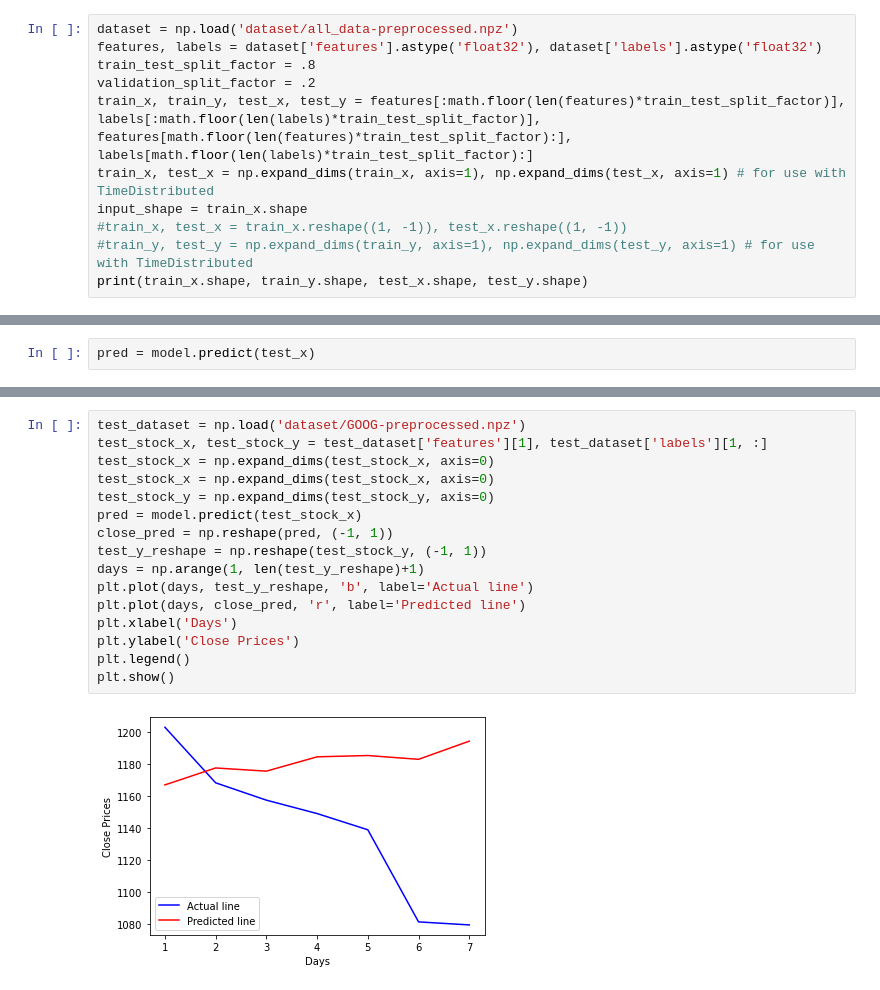
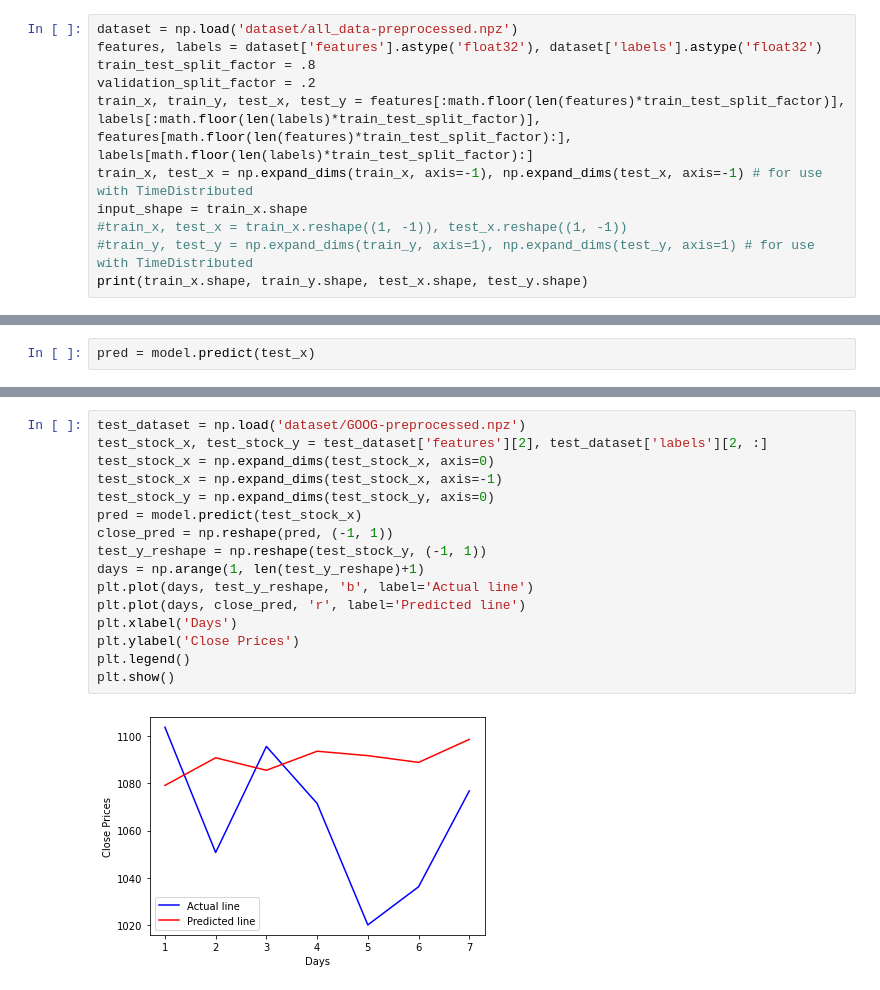
Before and after one commit to ENEmyr/autotrading, a Jupyter notebook: tdnn_model.ipynb, the cells around one changed output, grey strips where cells are left out. Cells and saved outputs as stored; diff of their text form.

Commit message:
change file name, fix training data dimension

```diff
--- a/tdnn_model.ipynb
+++ b/tdnn_model.ipynb
@@ -20,7 +20,7 @@ features, labels = dataset['features'].astype('float32'), dataset['labels'].asty
 train_test_split_factor = .8
 validation_split_factor = .2
 train_x, train_y, test_x, test_y = features[:math.floor(len(features)*train_test_split_factor)], labels[:math.floor(len(labels)*train_test_split_factor)], features[math.floor(len(features)*train_test_split_factor):], labels[math.floor(len(labels)*train_test_split_factor):]
-train_x, test_x = np.expand_dims(train_x, axis=1), np.expand_dims(test_x, axis=1) # for use with TimeDistributed
+train_x, test_x = np.expand_dims(train_x, axis=-1), np.expand_dims(test_x, axis=-1) # for use with TimeDistributed
 input_shape = train_x.shape
 #train_x, test_x = train_x.reshape((1, -1)), test_x.reshape((1, -1))
 #train_y, test_y = np.expand_dims(train_y, axis=1), np.expand_dims(test_y, axis=1) # for use with TimeDistributed
@@ -159,18 +159,18 @@ plt.show()
 # %%
 test_dataset = np.load('dataset/GOOG-preprocessed.npz')
-test_stock_x, test_stock_y = test_dataset['features'][1], test_dataset['labels'][1, :]
+test_stock_x, test_stock_y = test_dataset['features'][2], test_dataset['labels'][2, :]
 test_stock_x = np.expand_dims(test_stock_x, axis=0)
-test_stock_x = np.expand_dims(test_stock_x, axis=0)
+test_stock_x = np.expand_dims(test_stock_x, axis=-1)
 test_stock_y = np.expand_dims(test_stock_y, axis=0)
 pred = model.predict(test_stock_x)
 close_pred = np.reshape(pred, (-1, 1))
 test_y_reshape = np.reshape(test_stock_y, (-1, 1))
 days = np.arange(1, len(test_y_reshape)+1)
 plt.plot(days, test_y_reshape, 'b', label='Actual line')
 plt.plot(days, close_pred, 'r', label='Predicted line')
 plt.xlabel('Days')
 plt.ylabel('Close Prices')
 plt.legend()
 plt.show()
 # %% [output]
-[figure, old version]
+[figure, new version]
```
Also changed, not shown: parts of 9 cells of this notebook, 7 other files.
